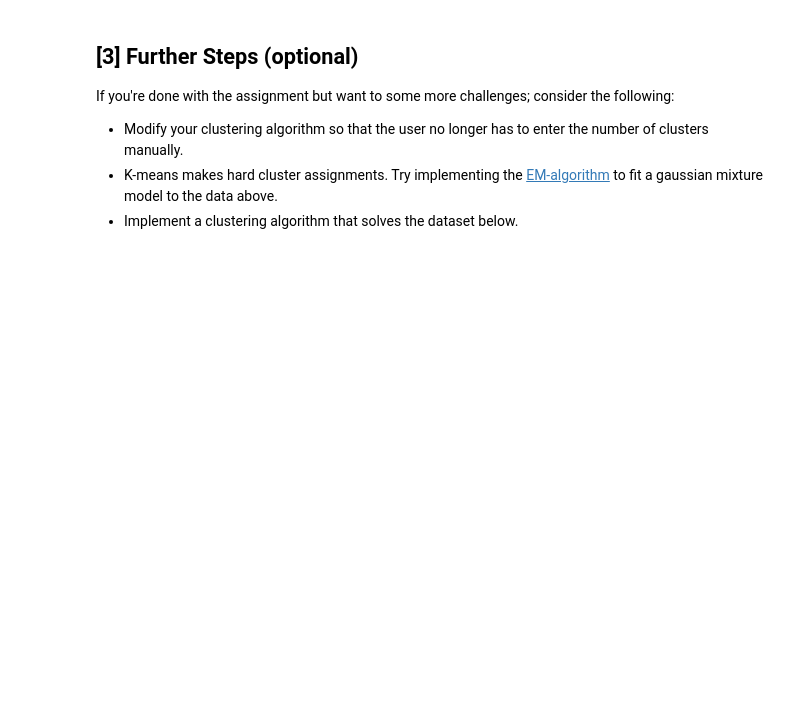
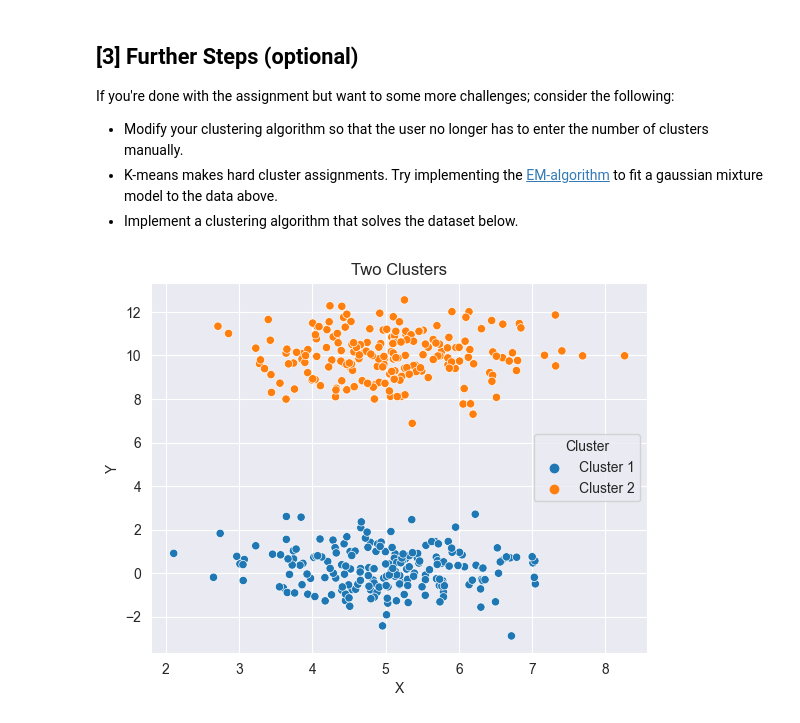
Before and after one commit to seb2o/TDT4173-Personal-Assignment, a Jupyter notebook: k_means/experiment.ipynb, the cells around one changed output. Drawn from its saved outputs; the diff is of its cells as text; code cells hidden in the pictures; blank space fills up the shorter version.

```diff
--- a/k_means/experiment.ipynb
+++ b/k_means/experiment.ipynb
@@ -160,6 +156,29 @@ If you're done with the assignment but want to some more challenges; consider th
 - K-means makes hard cluster assignments. Try implementing the [EM-algorithm](https://en.wikipedia.org/wiki/Expectation–maximization_algorithm) to fit a gaussian mixture model to the data above.
 - Implement a clustering algorithm that solves the dataset below.
 # %%
-data_bonus = pd.read_csv('data_bonus.csv')
-plt.figure(figsize=(5, 5))
-sns.scatterplot(x='x0', y='x1', data=data_bonus);
+#data_bonus = pd.read_csv('data_bonus.csv')
+#plt.figure(figsize=(5, 5))
+#sns.scatterplot(x='x0', y='x1', data=data_bonus);
+
+# Generate random data for two clusters
+np.random.seed(4656156)
+n_samples = 200
+cluster1_x = np.random.normal(5, 1, n_samples)
+cluster1_y = np.random.normal(0, 1, n_samples)
+cluster2_x = np.random.normal(5, 1, n_samples)
+cluster2_y = np.random.normal(10, 1, n_samples)
+
+# Create a DataFrame
+data = pd.DataFrame({'X': np.concatenate([cluster1_x, cluster2_x]),
+                     'Y': np.concatenate([cluster1_y, cluster2_y]),
+                     'Cluster': ['Cluster 1'] * n_samples + ['Cluster 2'] * n_samples})
+
+# Save the data to a CSV file
+data.to_csv('clusters.csv', index=False)
+
+# Plot the data using Seaborn
+sns.scatterplot(x='X', y='Y', hue='Cluster', data=data)
+plt.title('Two Clusters')
+plt.show()
+# %% [output]
+[figure, added]
```
Also changed, not shown: parts of 5 cells of this notebook, 1 other file.
